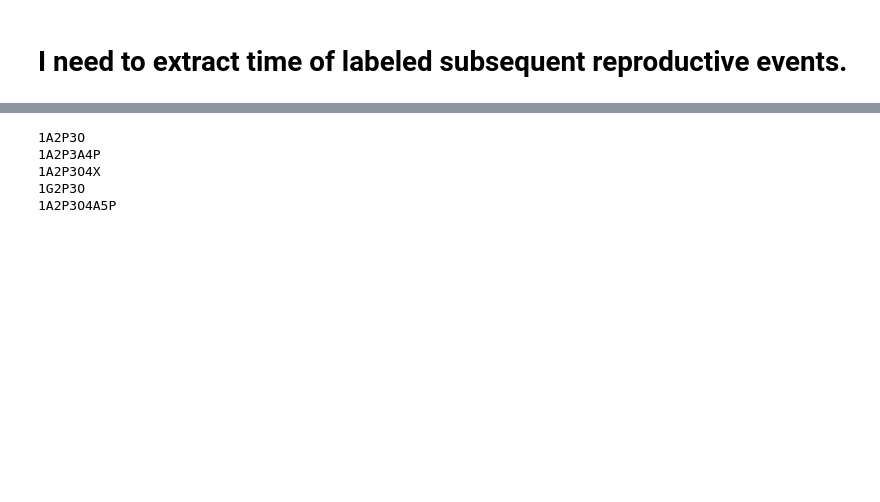
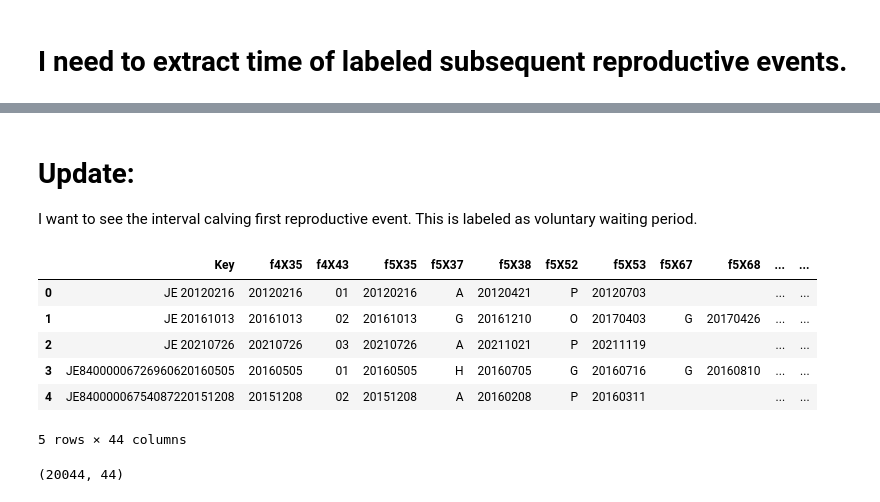
Before and after one commit to jagcha/JEPL, a Jupyter notebook: core/US25UW990JEPL.02.ipynb, the cells around one changed output, grey strips where cells are left out. Drawn from its saved outputs; the diff is of its cells as text; code cells hidden in the pictures; blank space fills up the shorter version.

```diff
--- a/core/US25UW990JEPL.02.ipynb
+++ b/core/US25UW990JEPL.02.ipynb
@@ -559,15 +94,18 @@ for k in td:
-# %%
-stp = 5
-tck = 0
-for k in md2:
-    if 'P' in k[:-1]:
-        if tck >= stp:
-            break
-        print(k)
-        tck += 1
-# %% [output]
-1A2P3O
-1A2P3A4P
-1A2P3O4X
-1G2P3O
-1A2P3O4A5P
+# %% [markdown]
+# Update:
+I want to see the interval calving first reproductive event. This is labeled as voluntary waiting period.
+# %%
+df = dc.sdf # simplify
+df.head()
+# %% [output]
+|  | Key | f4X35 | f4X43 | f5X35 | f5X37 | f5X38 | f5X52 | f5X53 | f5X67 | f5X68 | ... | ... |
+| 0 | JE 20120216 | 20120216 | 01 | 20120216 | A | 20120421 | P | 20120703 |  |  | ... | ... |
+| 1 | JE 20161013 | 20161013 | 02 | 20161013 | G | 20161210 | O | 20170403 | G | 20170426 | ... | ... |
+| 2 | JE 20210726 | 20210726 | 03 | 20210726 | A | 20211021 | P | 20211119 |  |  | ... | ... |
+| 3 | JE84000006726960620160505 | 20160505 | 01 | 20160505 | H | 20160705 | G | 20160716 | G | 20160810 | ... | ... |
+| 4 | JE84000006754087220151208 | 20151208 | 02 | 20151208 | A | 20160208 | P | 20160311 |  |  | ... | ... |
+5 rows × 44 columns
+# %%
+df.shape
+# %% [output]
+(20044, 44)
```
Also changed, not shown: parts of 60 cells of this notebook, 2 other files.
